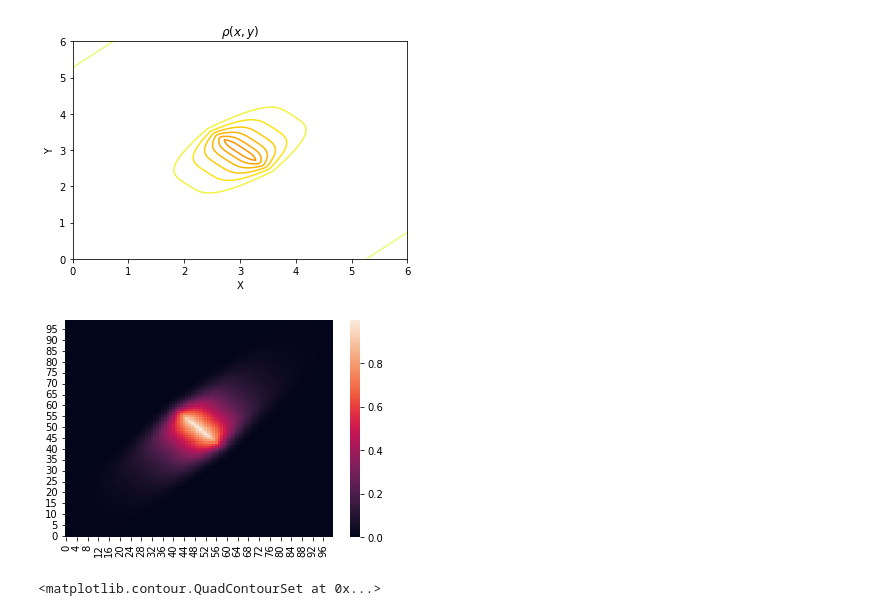
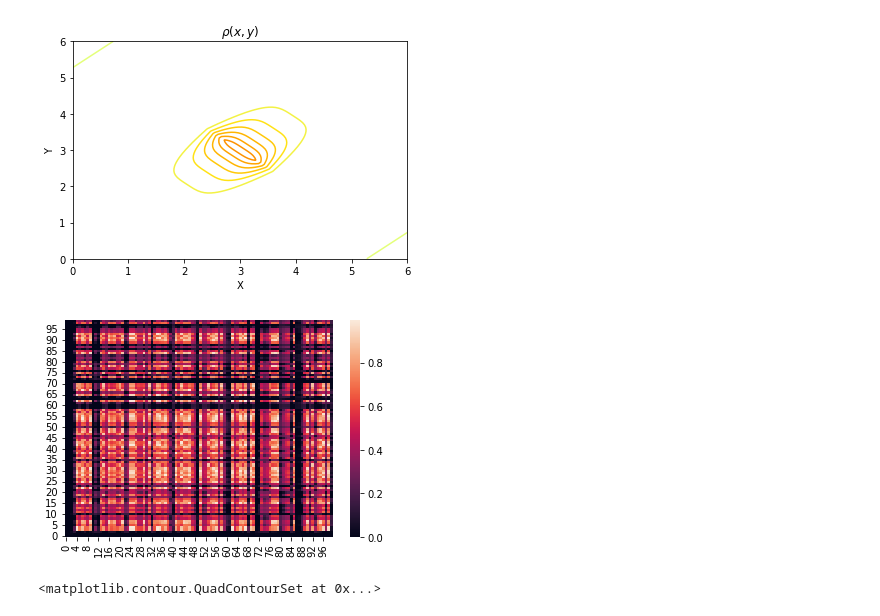
Before and after one commit to SByeUva/uncertainty_quantification, a Jupyter notebook: 08_homework/Untitled.ipynb, the cells around one changed output. Saved outputs shown, nothing was run; the diff lists cells and outputs as text; code cells hidden in the pictures.

Commit message:
Contour plots

```diff
--- a/08_homework/Untitled.ipynb
+++ b/08_homework/Untitled.ipynb
@@ -62,12 +62,12 @@ yy = np.array(samples).T[1]
 # %%
 XX, YY = np.meshgrid(xx, yy)
 # %%
-Z = rho(XX, YY)
+ZZ = rho(XX, YY)
 # %%
-ax = sns.heatmap(ZZ)
+ax = sns.heatmap(Z)
 ax.invert_yaxis()
 # %% [output]
-[figure, old version]
+[figure, new version]
 # %%
 plt.contour(xx, yy, Z, )
 # %% [output]
```
